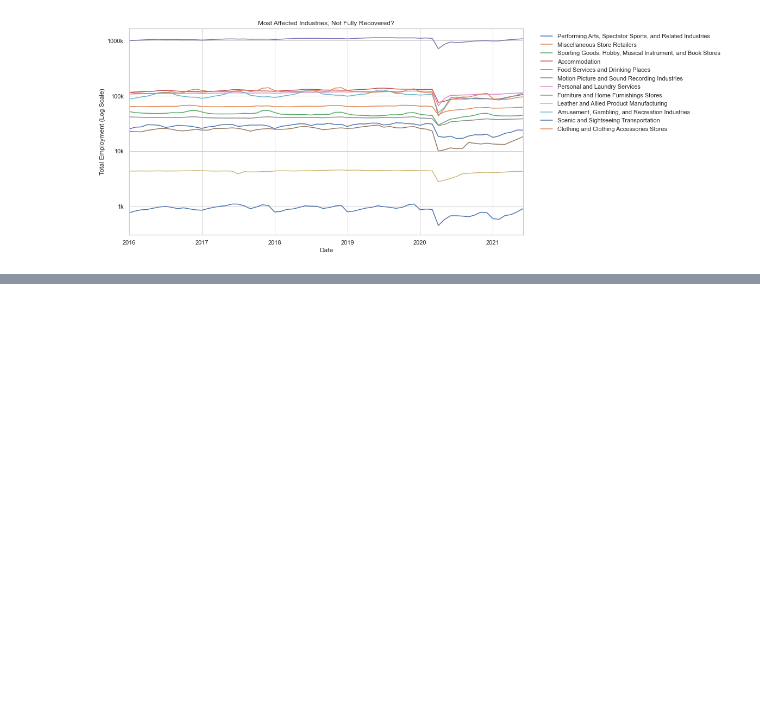
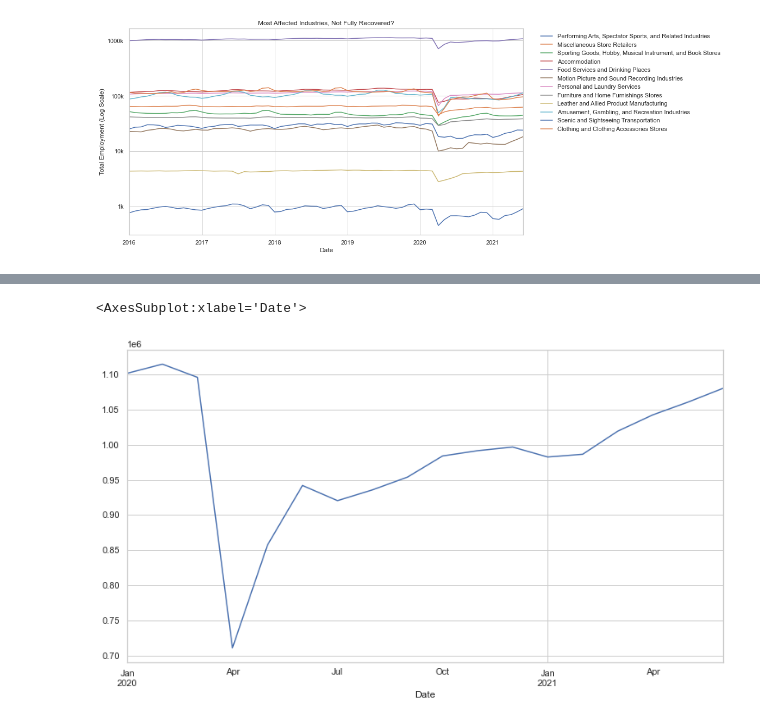
Before and after one commit to capstone-job-market-analysis/job-market-analysis, a Jupyter notebook: jeff_forecast.ipynb, the cells around one changed output, grey strips where cells are left out. Drawn from its saved outputs; the diff is of its cells as text; code cells hidden in the pictures; blank space fills up the shorter version.

```diff
--- a/jeff_forecast.ipynb
+++ b/jeff_forecast.ipynb
@@ -116,3 +116,5 @@ plt.gca().yaxis.set_major_formatter(lambda x, pos: '{:.0f}k'.format(x / 1_000));
 plt.show()
 # %% [output]
 [figure]
+# %%
+food = forecast_ind_dict['Food Services and Drinking Places']
@@ -118,0 +148,5 @@ plt.show()
+# %%
+food['2020':'2021'].plot()
+# %% [output]
+<AxesSubplot:xlabel='Date'>
+[figure, added]
```
Also changed, not shown: parts of 3 cells of this notebook.
